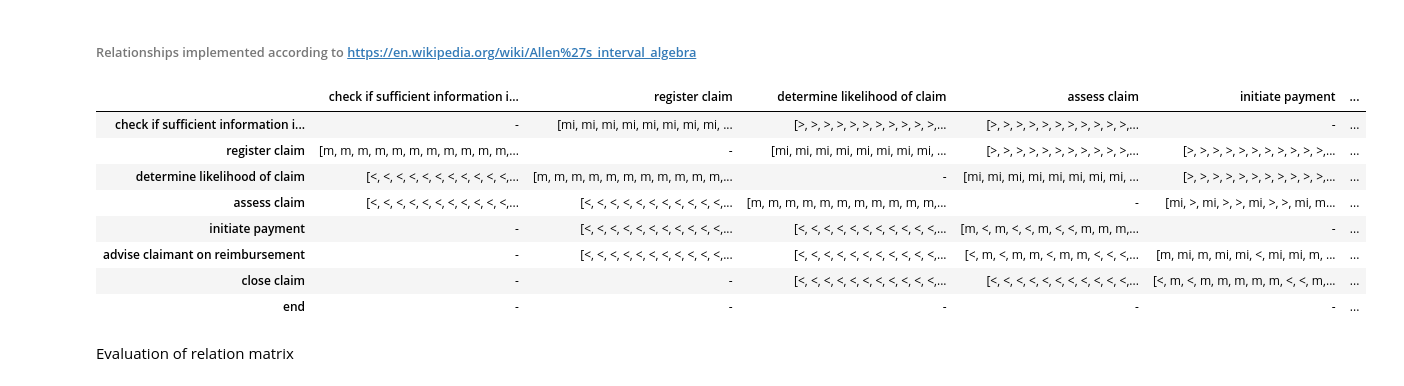
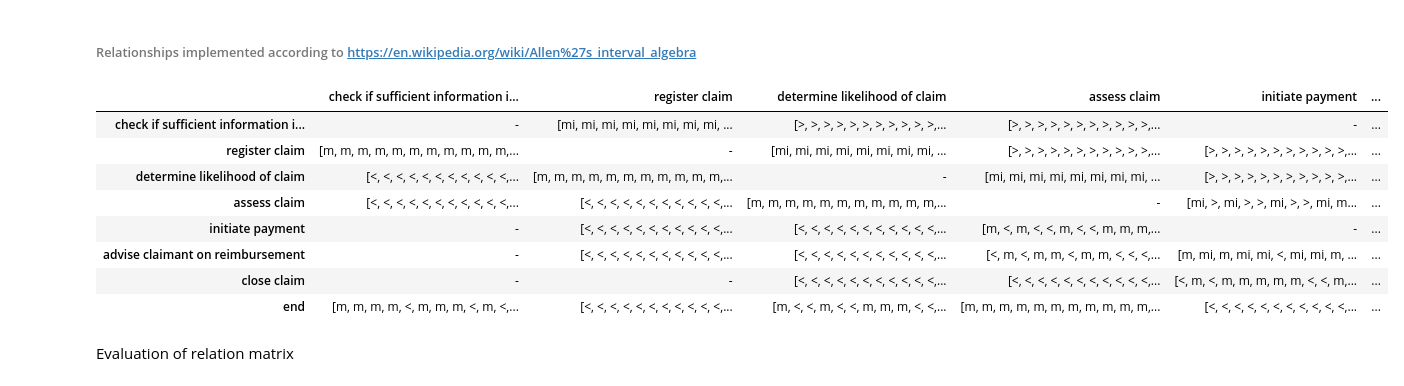
Before and after one commit to Sroka-Bartosz/Allen-fuzzy-logs-relation-analysis, a Jupyter notebook: relation_matrix.ipynb, the cells around one changed output. Drawn from its saved outputs; the diff is of its cells as text; code cells hidden in the pictures.

```diff
--- a/relation_matrix.ipynb
+++ b/relation_matrix.ipynb
@@ -117,29 +106,29 @@ def update_relation_matrix(left_task_name, right_task_name, relation, relation_m
 # %%
 # Number of following tasks considered in the context of finding relations
 number_of_following_tasks_considered = 3
 
 case_ids = el_df_cleaned["case_id"].unique()
 for case_id in case_ids:
     el_df_cleaned_case_id = el_df_cleaned[el_df_cleaned["case_id"] == case_id].reset_index()
 
     for left_task_idx, left_task in el_df_cleaned_case_id.iterrows():
-        for right_task_idx in range(left_task_idx + 1, min(left_task_idx + number_of_following_tasks_considered + 1, el_df_cleaned_case_id.shape[0] - 1)):
-            right_task = el_df_cleaned_case_id.iloc[min(right_task_idx, el_df_cleaned_case_id.shape[0] - 1)] # min used to avoid errors at the end of the DataFrame
+        for right_task_idx in range(left_task_idx + 1, min(left_task_idx + number_of_following_tasks_considered + 1, el_df_cleaned_case_id.shape[0])): # min used to avoid errors at the end of the DataFrame
+            right_task = el_df_cleaned_case_id.iloc[right_task_idx]
 
             relation = find_allens_algebra_relation_between_tasks(left_task, right_task)
             update_relation_matrix(left_task["task_name"], right_task["task_name"], relation, relation_matrix)
 
 relation_matrix.head(8)
 # %% [output]
 |  | check if sufficient information i... | register claim | determine likelihood of claim | assess claim | initiate payment | ... |
 | check if sufficient information i... | - | [mi, mi, mi, mi, mi, mi, mi, mi, ... | [>, >, >, >, >, >, >, >, >, >, >,... | [>, >, >, >, >, >, >, >, >, >, >,... | - | ... |
 | register claim | [m, m, m, m, m, m, m, m, m, m, m,... | - | [mi, mi, mi, mi, mi, mi, mi, mi, ... | [>, >, >, >, >, >, >, >, >, >, >,... | [>, >, >, >, >, >, >, >, >, >, >,... | ... |
 | determine likelihood of claim | [<, <, <, <, <, <, <, <, <, <, <,... | [m, m, m, m, m, m, m, m, m, m, m,... | - | [mi, mi, mi, mi, mi, mi, mi, mi, ... | [>, >, >, >, >, >, >, >, >, >, >,... | ... |
 | assess claim | [<, <, <, <, <, <, <, <, <, <, <,... | [<, <, <, <, <, <, <, <, <, <, <,... | [m, m, m, m, m, m, m, m, m, m, m,... | - | [mi, >, mi, >, >, mi, >, >, mi, m... | ... |
 | initiate payment | - | [<, <, <, <, <, <, <, <, <, <, <,... | [<, <, <, <, <, <, <, <, <, <, <,... | [m, <, m, <, <, m, <, <, m, m, m,... | - | ... |
 | advise claimant on reimbursement | - | [<, <, <, <, <, <, <, <, <, <, <,... | [<, <, <, <, <, <, <, <, <, <, <,... | [<, m, <, m, m, <, m, m, <, <, <,... | [m, mi, m, mi, mi, <, mi, mi, m, ... | ... |
 | close claim | - | - | [<, <, <, <, <, <, <, <, <, <, <,... | [<, <, <, <, <, <, <, <, <, <, <,... | [<, m, <, m, m, m, m, m, <, <, m,... | ... |
-| end | - | - | - | - | - | ... |
+| end | [m, m, m, m, <, m, m, m, <, m, <,... | [<, <, <, <, <, <, <, <, <, <, <,... | [m, <, <, m, <, <, m, m, m, <, <,... | [m, m, m, m, m, m, m, m, m, m, m,... | [<, <, <, <, <, <, <, <, <, <, <,... | ... |
 # %% [markdown]
 Evaluation of relation matrix
 # %%
```
Also changed, not shown: parts of 9 cells of this notebook, 1 other file.
